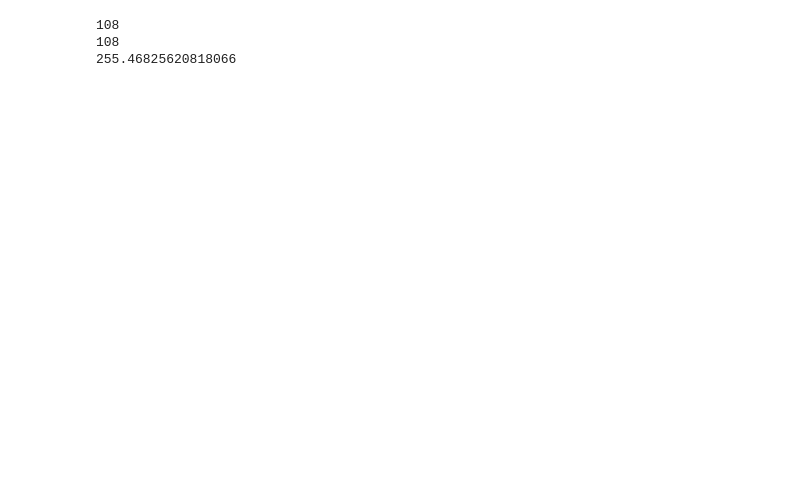
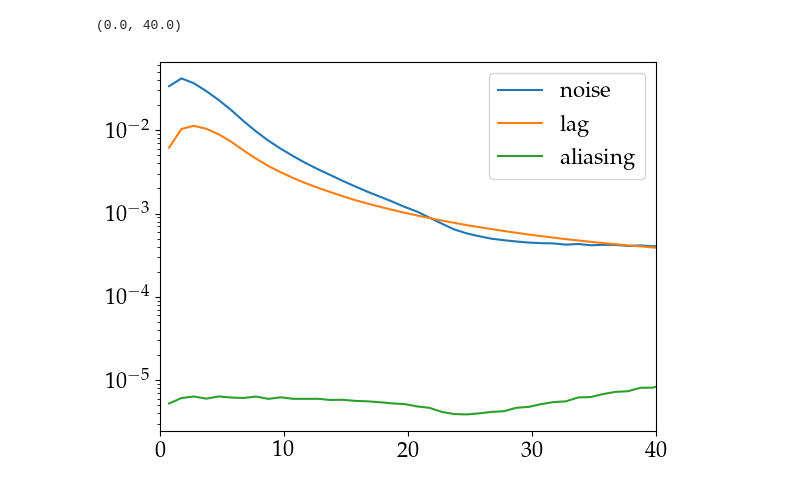
Before and after one commit to Menessao/P3, a Jupyter notebook: p3/aoSystem/scratchPlot.ipynb, the cells around one changed output. Saved outputs shown, nothing was run; the diff lists cells and outputs as text; code cells hidden in the pictures; blank space fills up the shorter version.

```diff
--- a/p3/aoSystem/scratchPlot.ipynb
+++ b/p3/aoSystem/scratchPlot.ipynb
@@ -56,3 +57,20 @@ Text(0.5, 1.0, 'Aliasing')
+# %%
+rad_bin, noise_profile = radial_profile(noisePSD)
+rad_bin, lag_profile = radial_profile(servoLagPSD)
+rad_bin, alias_profile = radial_profile(aliasPSD)
+rad_bin_fit, fit_profile = radial_profile(fittingPSD)
+
+plt.figure()
+plt.semilogy(rad_bin, noise_profile,label='noise')
+plt.semilogy(rad_bin, lag_profile,label='lag')
+plt.semilogy(rad_bin, alias_profile,label='aliasing')
+# plt.semilogy(rad_bin_fit[::2], fit_profile[::2],label='fitting')
+plt.legend()
+# plt.grid()
+plt.xlim([0,40])
+# %% [output]
+(0.0, 40.0)
+[figure, added]
 # %%
 def get_flux(fao, mag:float, B0=10**10):
     thrp = fao.ao.wfs.detector[0].transmittance[0]
@@ -117,13 +135,8 @@ fao.verbose = False
 # %%
 eb0 = get_error_breakdown(fao)
 # print(fao.ao.wfs.detector[0].nph)
-update_ao_pars(fao, mag = 7.5, fs = 1500, delay = 3.5, gain = 0.5)
+update_ao_pars(fao, rMod=0) #mag = 7.5, fs = 1500, delay = 3.5, gain = 0.5,
 eb1 = get_error_breakdown(fao)
-print(fao.ao.wfs.detector[0].nph)
-# %% [output]
-108
-108
-255.46825620818066
 # %%
 print(eb0,'\n',eb1)
 # %% [output]
```
Also changed, not shown: parts of 5 cells of this notebook, 3 other files.
